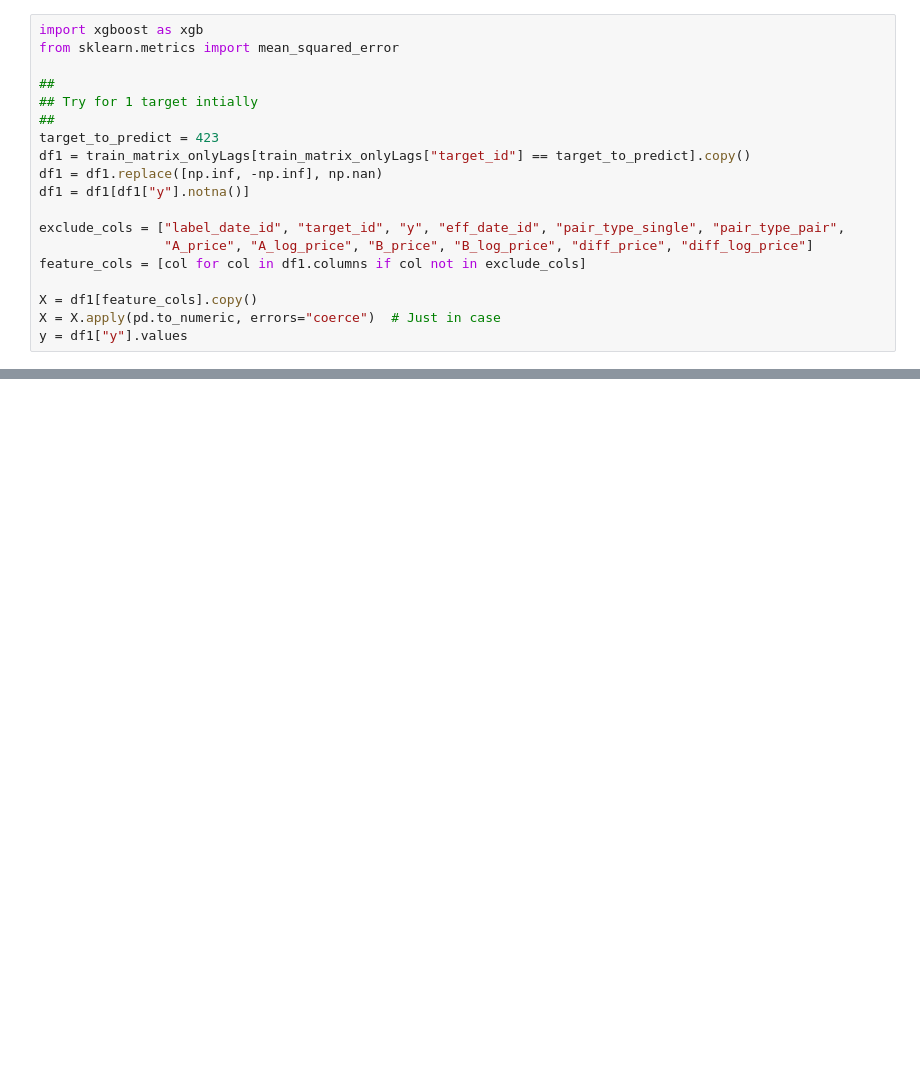
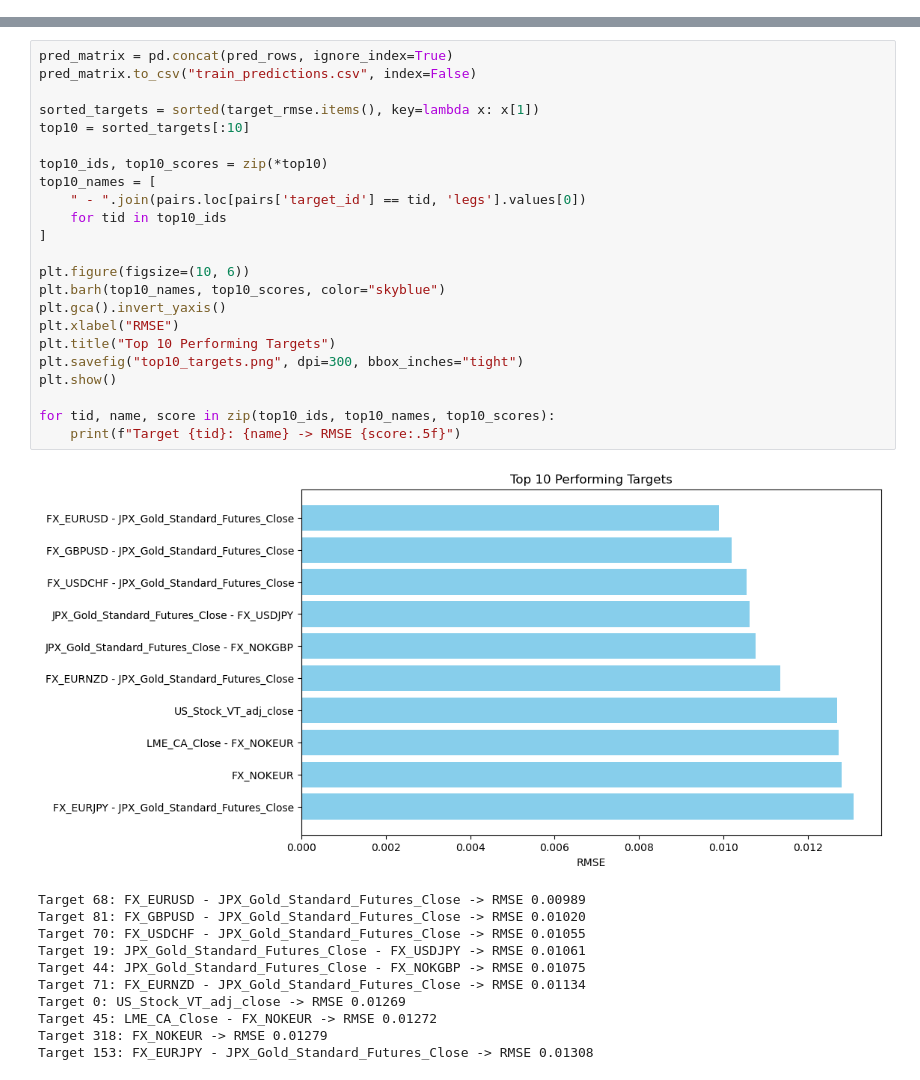
Before and after one commit to EmreGrsy/cross_market_predictive_research, a Jupyter notebook: commodities.ipynb, the cells around one changed output, grey strips where cells are left out. Saved outputs shown, nothing was run; the diff lists cells and outputs as text; blank space fills up the shorter version.

```diff
--- a/commodities.ipynb
+++ b/commodities.ipynb
@@ -213,19 +240,0 @@ Index(['label_date_id', 'target_id', 'y', 'eff_date_id', 'pair_type_single',
-# %%
-import xgboost as xgb
-from sklearn.metrics import mean_squared_error
-
-##
-## Try for 1 target intially
-##
-target_to_predict = 423
-df1 = train_matrix_onlyLags[train_matrix_onlyLags["target_id"] == target_to_predict].copy()
-df1 = df1.replace([np.inf, -np.inf], np.nan)
-df1 = df1[df1["y"].notna()]
-
-exclude_cols = ["label_date_id", "target_id", "y", "eff_date_id", "pair_type_single", "pair_type_pair",
-                "A_price", "A_log_price", "B_price", "B_log_price", "diff_price", "diff_log_price"]
-feature_cols = [col for col in df1.columns if col not in exclude_cols]
-
-X = df1[feature_cols].copy()
-X = X.apply(pd.to_numeric, errors="coerce")  # Just in case
-y = df1["y"].values
@@ -270,0 +588,35 @@ for fold, (train_idx, val_idx) in enumerate(tscv.split(X)):
+# %%
+pred_matrix = pd.concat(pred_rows, ignore_index=True)
+pred_matrix.to_csv("train_predictions.csv", index=False)
+
+sorted_targets = sorted(target_rmse.items(), key=lambda x: x[1])
+top10 = sorted_targets[:10]
+
+top10_ids, top10_scores = zip(*top10)
+top10_names = [
+    " - ".join(pairs.loc[pairs['target_id'] == tid, 'legs'].values[0])
+    for tid in top10_ids
+]
+
+plt.figure(figsize=(10, 6))
+plt.barh(top10_names, top10_scores, color="skyblue")
+plt.gca().invert_yaxis()
+plt.xlabel("RMSE")
+plt.title("Top 10 Performing Targets")
+plt.savefig("top10_targets.png", dpi=300, bbox_inches="tight")
+plt.show()
+
+for tid, name, score in zip(top10_ids, top10_names, top10_scores):
+    print(f"Target {tid}: {name} -> RMSE {score:.5f}")
+# %% [output]
+[figure, added]
+Target 68: FX_EURUSD - JPX_Gold_Standard_Futures_Close -> RMSE 0.00989
+Target 81: FX_GBPUSD - JPX_Gold_Standard_Futures_Close -> RMSE 0.01020
+Target 70: FX_USDCHF - JPX_Gold_Standard_Futures_Close -> RMSE 0.01055
+Target 19: JPX_Gold_Standard_Futures_Close - FX_USDJPY -> RMSE 0.01061
+Target 44: JPX_Gold_Standard_Futures_Close - FX_NOKGBP -> RMSE 0.01075
+Target 71: FX_EURNZD - JPX_Gold_Standard_Futures_Close -> RMSE 0.01134
+Target 0: US_Stock_VT_adj_close -> RMSE 0.01269
+Target 45: LME_CA_Close - FX_NOKEUR -> RMSE 0.01272
+Target 318: FX_NOKEUR -> RMSE 0.01279
+Target 153: FX_EURJPY - JPX_Gold_Standard_Futures_Close -> RMSE 0.01308
```
Also changed, not shown: parts of 8 cells of this notebook.
